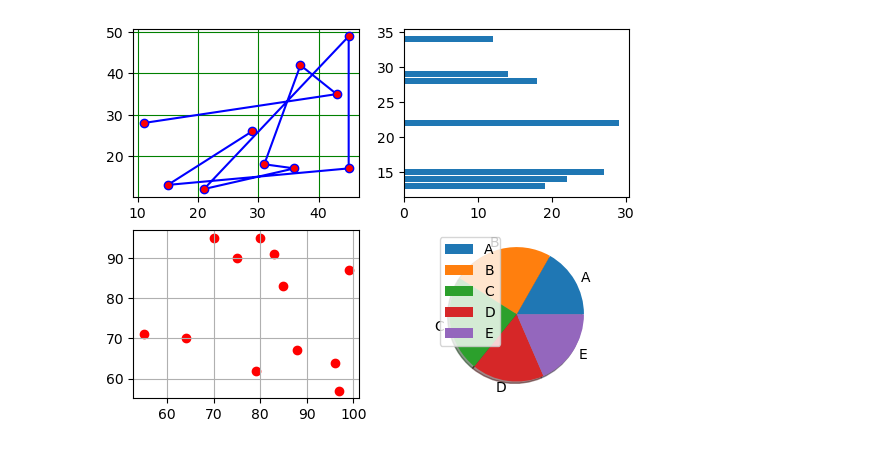
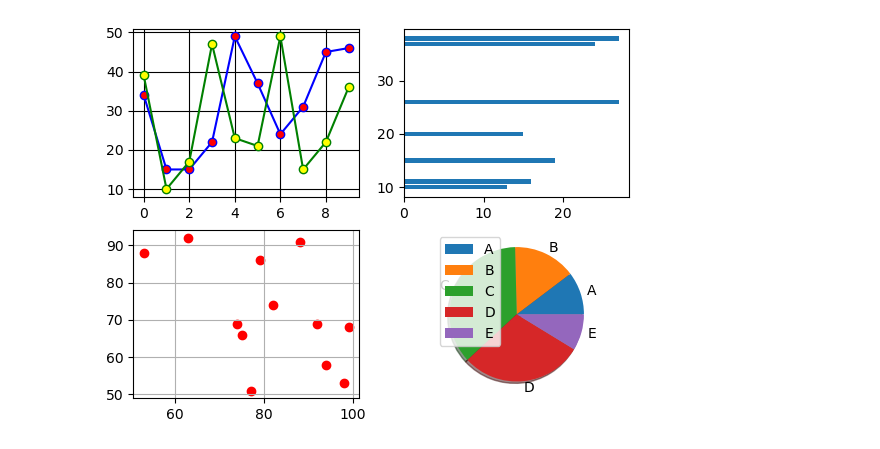
Before and after one commit to Sutampaul990/PYTHON, a Jupyter notebook: subplot.ipynb, the cells around one changed output. Cells and saved outputs as stored; diff of their text form; code cells hidden in the pictures.

```diff
--- a/subplot.ipynb
+++ b/subplot.ipynb
@@ -1,36 +1,35 @@
 # %%
 import numpy as np
-import random
 import matplotlib.pyplot as plt
 
 class subPlot:
     def GraphPlots():
         x_axis = np.random.randint(10,50,10)
         y_axis = np.random.randint(10,50,10)
         plt.subplot(2,2,1)
-        plt.grid(color="green")
-        plt.plot(x_axis,y_axis,marker="o",mfc="red",color="blue")
+        plt.grid(color="black")
+        plt.plot(x_axis,marker="o",mfc="red",color="blue")
+        plt.plot(y_axis,marker="o",mfc="yellow",color="green")
 
         a_axis = np.random.randint(10,40,8)
         b_axis = np.random.randint(10,30,8)
         plt.subplot(2,2,2)
         plt.barh(a_axis,b_axis)
 
         c_axis = np.random.randint(50,100,12)
         d_axis = np.random.randint(50,100,12)
         plt.subplot(2,2,3)
         plt.scatter(c_axis,d_axis,color="red")
         plt.grid()
 
         e_axis = np.random.randint(10,50,5)
         labelValue = ['A','B','C','D','E']
         plt.subplot(2,2,4)
-        #f_axis = np.random.randint(10,50,10)
         plt.pie(e_axis,labels=labelValue,shadow=True)
         plt.legend()
 
         plt.show()
 
 subPlot.GraphPlots()
 # %% [output]
-[figure, old version]
+[figure, new version]
```
